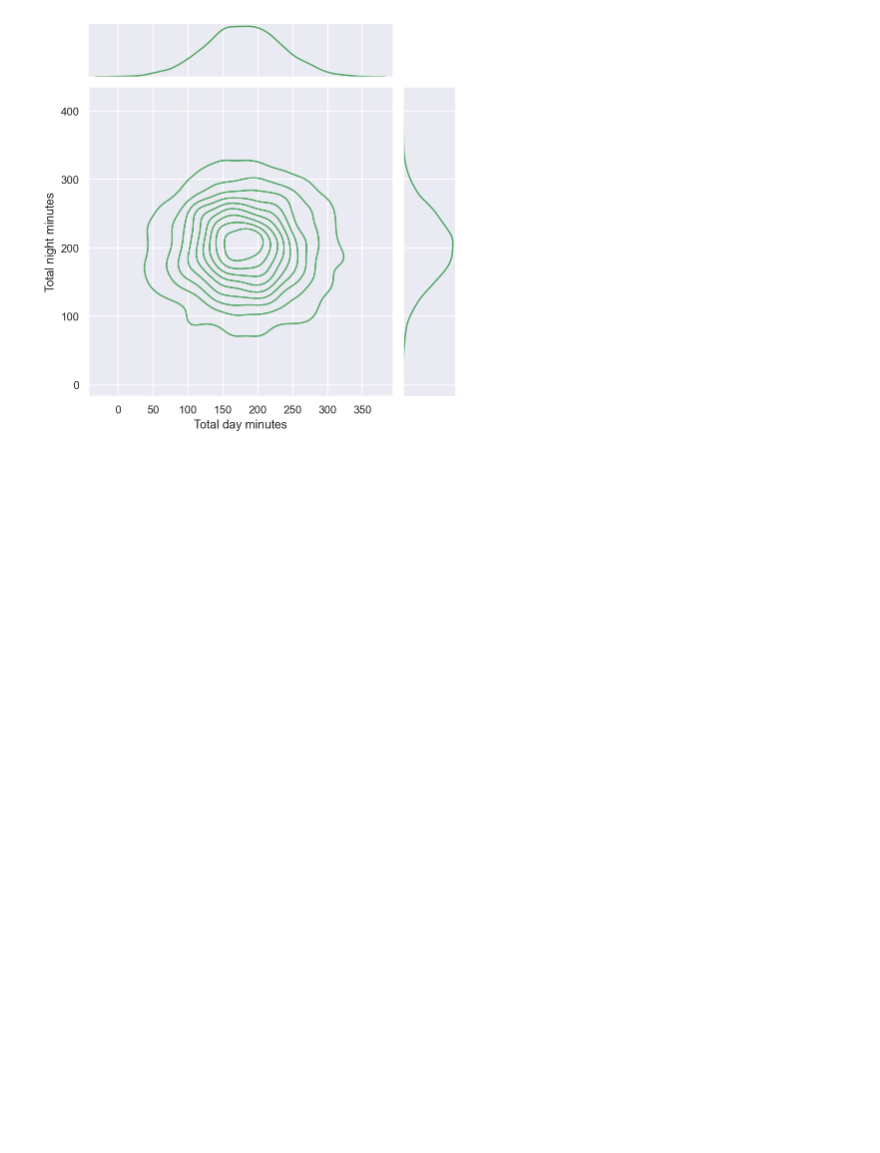
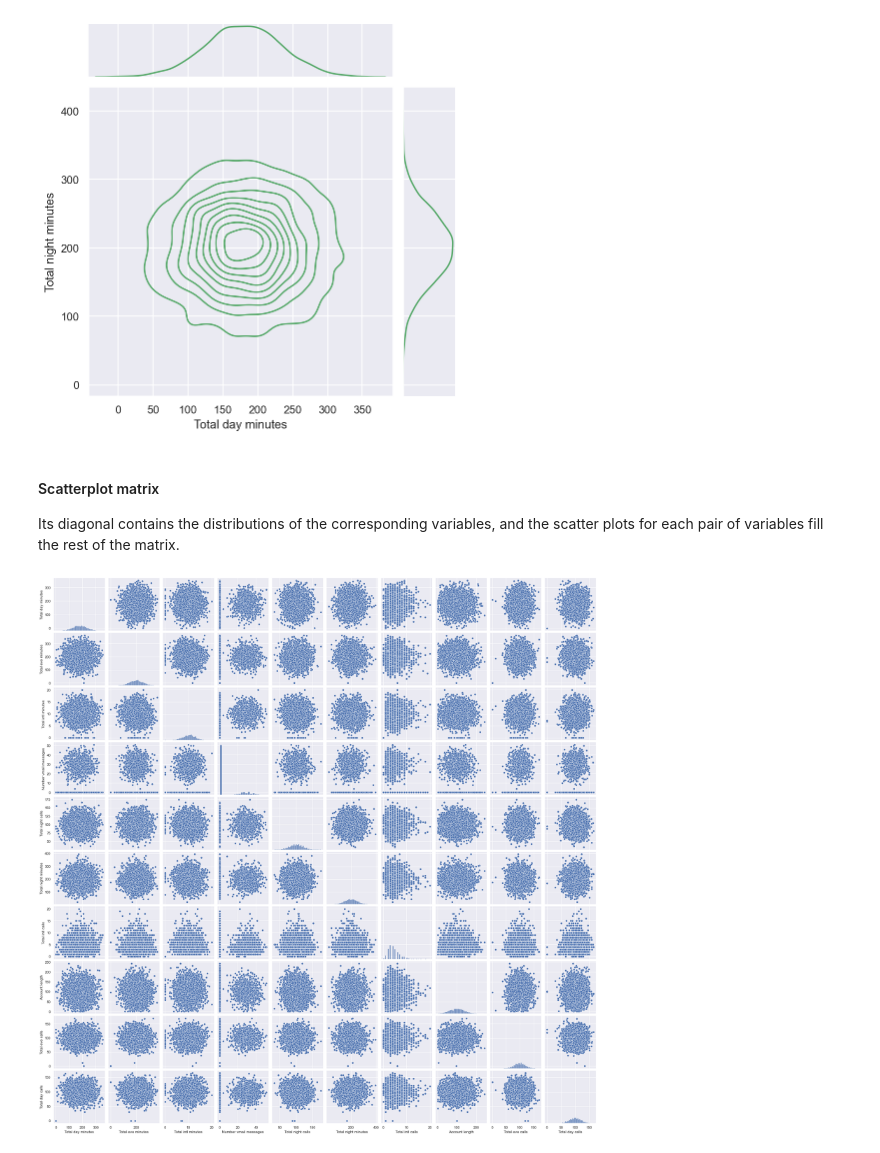
Before and after one commit to Rahul-YYC/data-science-machine-learning, a Jupyter notebook: DS-TelChurnVisualization/tel_churn_visualization.ipynb, the cells around one changed output. Saved outputs shown, nothing was run; the diff lists cells and outputs as text; code cells hidden in the pictures; blank space fills up the shorter version.

Commit message:
Added Scatterplot Matrix

```diff
--- a/DS-TelChurnVisualization/tel_churn_visualization.ipynb
+++ b/DS-TelChurnVisualization/tel_churn_visualization.ipynb
@@ -229,3 +229,13 @@ sns.jointplot(
 );
 # %% [output]
 [figure]
+# %% [markdown]
+#### Scatterplot matrix
+
+ Its diagonal contains the distributions of the corresponding variables, and the scatter plots for each pair of variables fill the rest of the matrix.
+# %%
+# `pairplot()` may become very slow with the SVG format
+%config InlineBackend.figure_format = 'png'
+sns.pairplot(df[numerical]);
+# %% [output]
+[figure, added]
```
Also changed, not shown: parts of 1 cell of this notebook.
